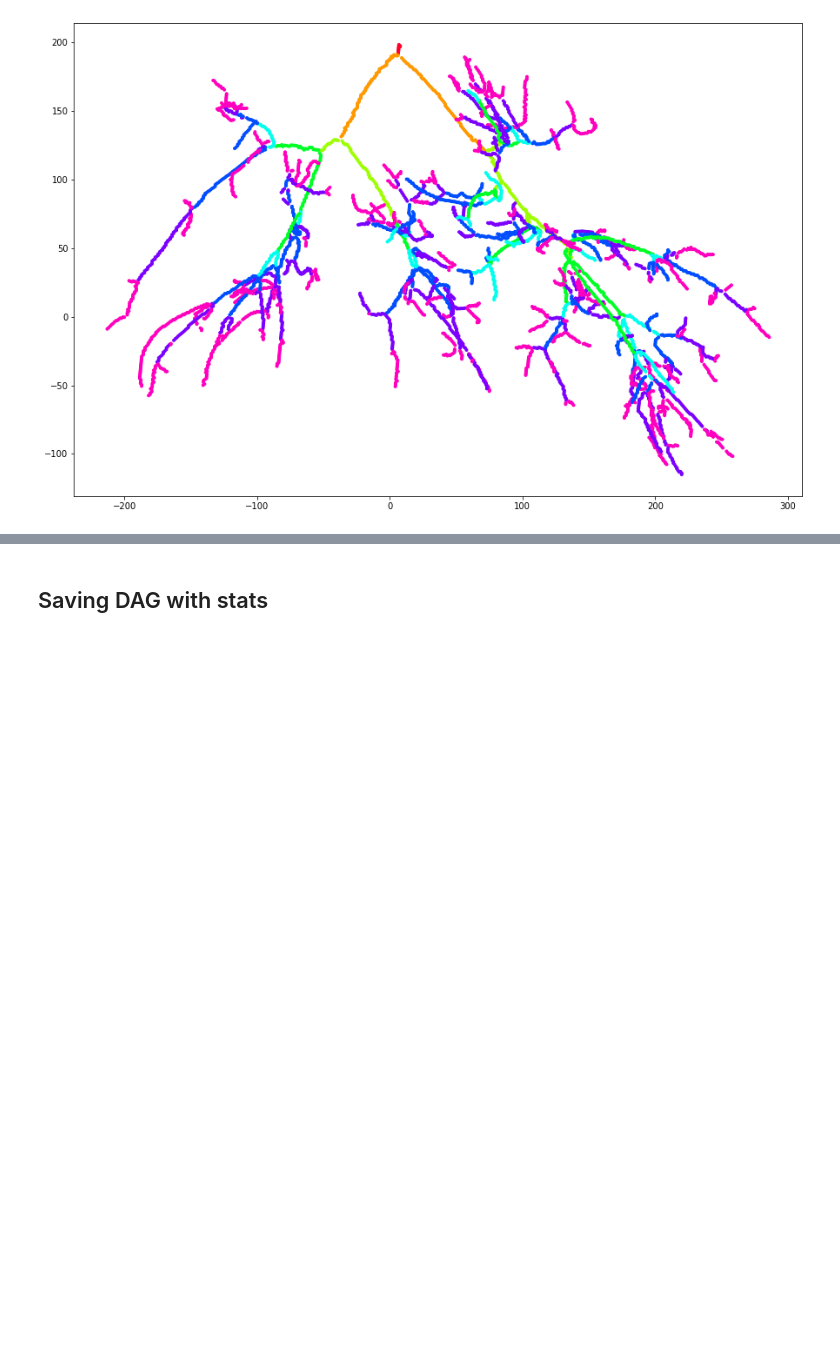
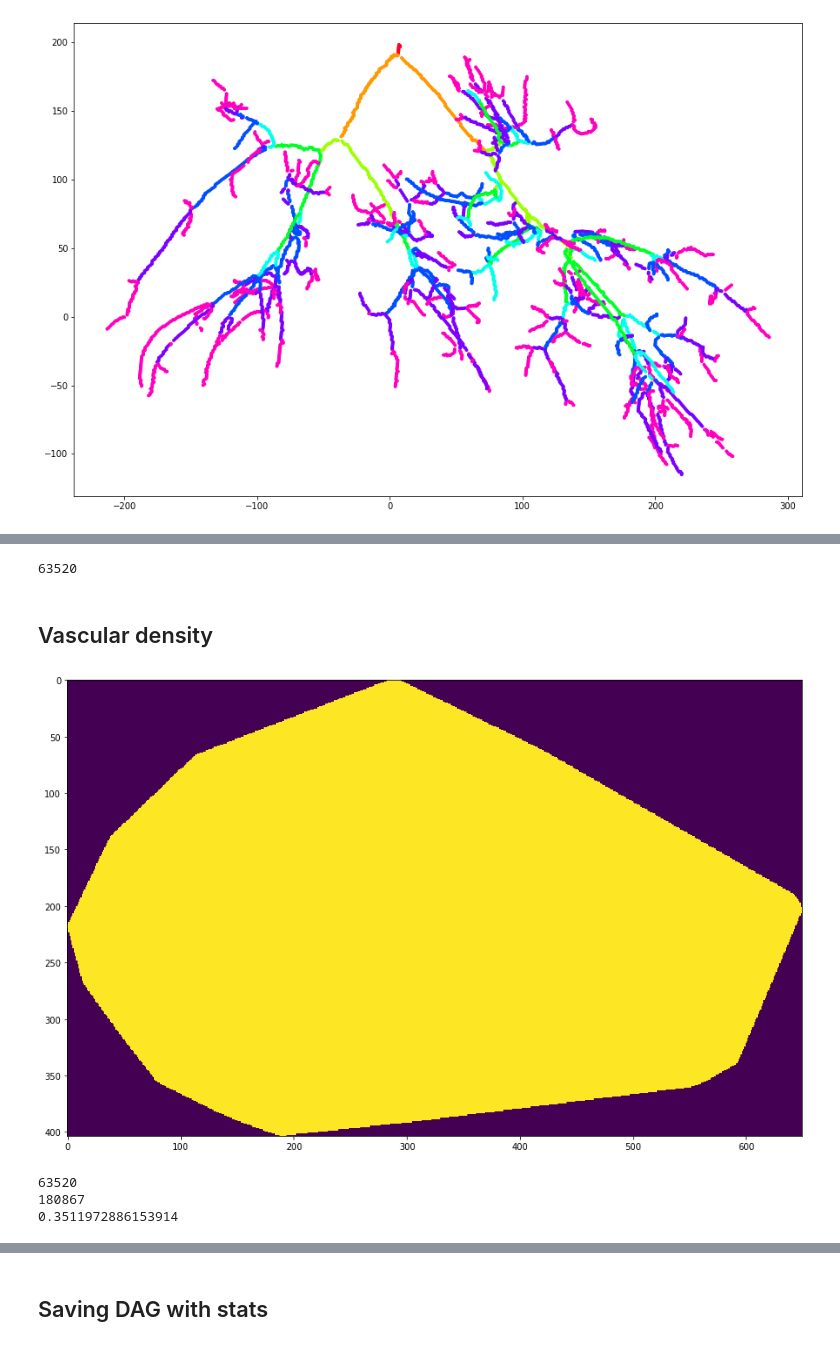
Before and after one commit to VitalBacon/RenalArterialTreeAnalysis, a Jupyter notebook: final-4-calculating-graph-stats.ipynb, the cells around one changed output, grey strips where cells are left out. Cells and saved outputs as stored; diff of their text form; code cells hidden in the pictures; blank space fills up the shorter version.

```diff
--- a/final-4-calculating-graph-stats.ipynb
+++ b/final-4-calculating-graph-stats.ipynb
@@ -538,0 +633,25 @@ plt.scatter(points[:, 0], points[:, 1], c=colors, s=9, cmap='gist_rainbow')
+# %%
+dag['vascular_network_projection_area'] = np.sum(reconstruction_projection_mask)
+np.sum(reconstruction_projection_mask)
+# %% [output]
+63520
+# %% [markdown]
+## Vascular density
+# %%
+convex_projection = convex_hull_image(reconstruction_projection_mask)
+# %%
+plt.figure(figsize=(15, 10))
+plt.imshow(convex_projection.T)
+plt.show()
+# %% [output]
+[figure, added]
+# %%
+dag['projection_explant_area'] = convex_projection.sum()
+dag['vascular_density'] = dag['vascular_network_projection_area'] / dag['projection_explant_area']
+print(dag['vascular_network_projection_area'])
+print(dag['projection_explant_area'])
+print(dag['vascular_density'])
+# %% [output]
+63520
+180867
+0.3511972886153914
```
Also changed, not shown: parts of 31 cells of this notebook, 1 other file.
